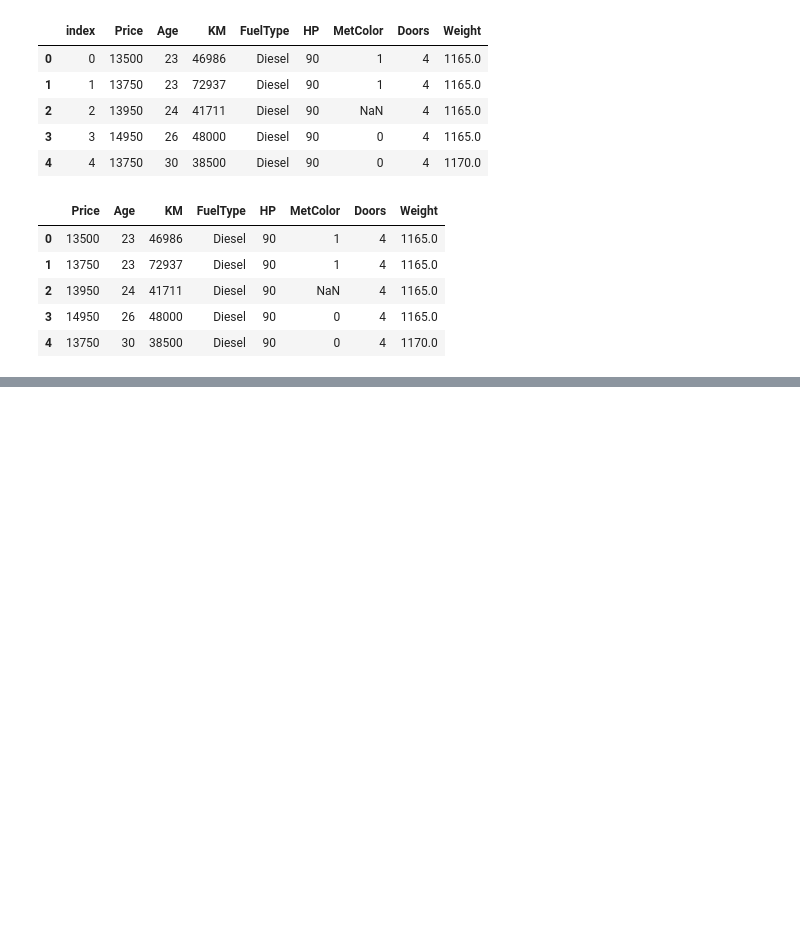
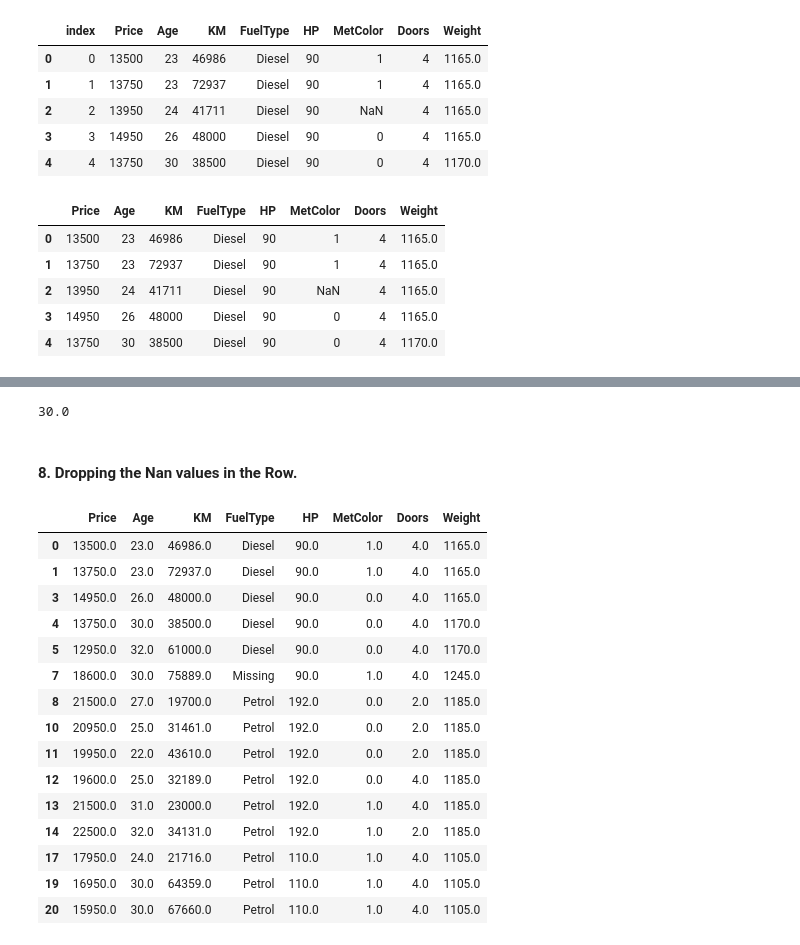
Before and after one commit to Hrithik2212/Python-Advanced-, a Jupyter notebook: DA lab/Lab6-EDA/eda.ipynb, the cells around one changed output, grey strips where cells are left out. Saved outputs shown, nothing was run; the diff lists cells and outputs as text; code cells hidden in the pictures; blank space fills up the shorter version.

```diff
--- a/DA lab/Lab6-EDA/eda.ipynb
+++ b/DA lab/Lab6-EDA/eda.ipynb
@@ -48,0 +128,26 @@ col
+# %%
+data['Age'].iloc[4]
+# %% [output]
+30.0
+# %% [markdown]
+#### 8. Dropping the Nan values in the Row.
+# %%
+data_r = data.dropna()
+data_r
+# %% [output]
+|  | Price | Age | KM | FuelType | HP | MetColor | Doors | Weight |
+| 0 | 13500.0 | 23.0 | 46986.0 | Diesel | 90.0 | 1.0 | 4.0 | 1165.0 |
+| 1 | 13750.0 | 23.0 | 72937.0 | Diesel | 90.0 | 1.0 | 4.0 | 1165.0 |
+| 3 | 14950.0 | 26.0 | 48000.0 | Diesel | 90.0 | 0.0 | 4.0 | 1165.0 |
+| 4 | 13750.0 | 30.0 | 38500.0 | Diesel | 90.0 | 0.0 | 4.0 | 1170.0 |
+| 5 | 12950.0 | 32.0 | 61000.0 | Diesel | 90.0 | 0.0 | 4.0 | 1170.0 |
+| 7 | 18600.0 | 30.0 | 75889.0 | Missing | 90.0 | 1.0 | 4.0 | 1245.0 |
+| 8 | 21500.0 | 27.0 | 19700.0 | Petrol | 192.0 | 0.0 | 2.0 | 1185.0 |
+| 10 | 20950.0 | 25.0 | 31461.0 | Petrol | 192.0 | 0.0 | 2.0 | 1185.0 |
+| 11 | 19950.0 | 22.0 | 43610.0 | Petrol | 192.0 | 0.0 | 2.0 | 1185.0 |
+| 12 | 19600.0 | 25.0 | 32189.0 | Petrol | 192.0 | 0.0 | 4.0 | 1185.0 |
+| 13 | 21500.0 | 31.0 | 23000.0 | Petrol | 192.0 | 1.0 | 4.0 | 1185.0 |
+| 14 | 22500.0 | 32.0 | 34131.0 | Petrol | 192.0 | 1.0 | 2.0 | 1185.0 |
+| 17 | 17950.0 | 24.0 | 21716.0 | Petrol | 110.0 | 1.0 | 4.0 | 1105.0 |
+| 19 | 16950.0 | 30.0 | 64359.0 | Petrol | 110.0 | 1.0 | 4.0 | 1105.0 |
+| 20 | 15950.0 | 30.0 | 67660.0 | Petrol | 110.0 | 1.0 | 4.0 | 1105.0 |
```
Also changed, not shown: parts of 19 cells of this notebook, 5 other files.
